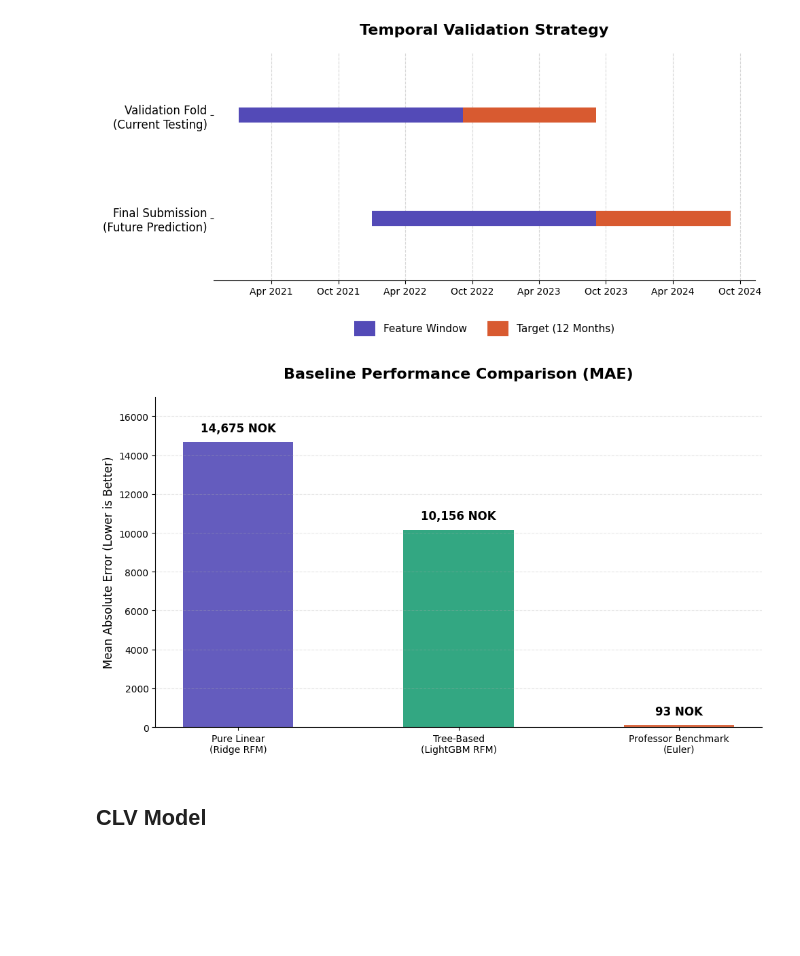
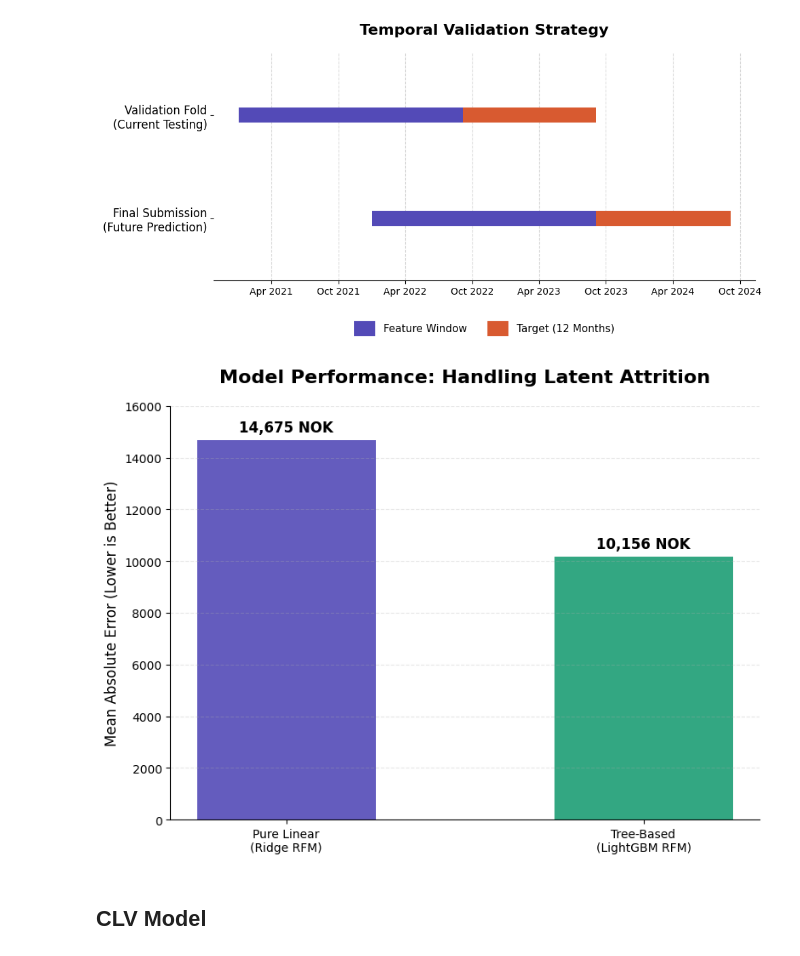
Before and after one commit to juliusatgit/Marketing-Analytics, a Jupyter notebook: notebooks/03_CLV_Prediction.ipynb, the cells around one changed output. Cells and saved outputs as stored; diff of their text form; code cells hidden in the pictures; blank space fills up the shorter version.

Commit message:
deleted MAE TA benchmark + slides changes

```diff
--- a/notebooks/03_CLV_Prediction.ipynb
+++ b/notebooks/03_CLV_Prediction.ipynb
@@ -501,33 +526,36 @@ plt.show()
 # %% [output]
 [figure]
 # %%
-# --- PLOT 2: BASELINE MAE COMPARISON ---
-fig, ax2 = plt.subplots(figsize=(10, 6))
+import matplotlib.pyplot as plt
 
-models = ['Pure Linear\n(Ridge RFM)', 'Tree-Based\n(LightGBM RFM)', 'Professor Benchmark\n(Euler)']
-maes = [14674.91, 10155.54, 93.30]
-colors = ["#534AB7", "#1D9E75", "#D85A30"]
+# --- PLOT: BASELINE MAE COMPARISON (CORRECTED) ---
+fig, ax2 = plt.subplots(figsize=(8, 6))
+
+# Solo i TUOI modelli, calcolati sul Validation Fold
+models = ['Pure Linear\n(Ridge RFM)', 'Tree-Based\n(LightGBM RFM)']
+maes = [14674.91, 10155.54] # I tuoi dati reali
+colors = ["#534AB7", "#1D9E75"]
 
 bars = ax2.bar(models, maes, color=colors, alpha=0.9, width=0.5)
 
 # Adding value labels on top of bars
 for bar in bars:
     yval = bar.get_height()
-    ax2.text(bar.get_x() + bar.get_width()/2, yval + 400, f"{yval:,.0f} NOK",
+    ax2.text(bar.get_x() + bar.get_width()/2, yval + 200, f"{yval:,.0f} NOK",
              ha='center', va='bottom', fontweight='bold', fontsize=12)
 
 # Styling
-ax2.set_title("Baseline Performance Comparison (MAE)", fontsize=16, fontweight="bold", pad=20)
+ax2.set_title("Model Performance: Handling Latent Attrition", fontsize=16, fontweight="bold", pad=20)
 ax2.set_ylabel("Mean Absolute Error (Lower is Better)", fontsize=12)
 ax2.spines['top'].set_visible(False)
 ax2.spines['right'].set_visible(False)
 ax2.grid(axis='y', linestyle='--', alpha=0.3)
-ax2.set_ylim(0, 17000)
+ax2.set_ylim(0, 16000)
 
 plt.tight_layout()
 plt.show()
 # %% [output]
-[figure, old version]
+[figure, new version]
 # %% [markdown]
 ## CLV Model
 # %% [markdown]
```
Also changed, not shown: parts of 10 cells of this notebook, 1 other file.
